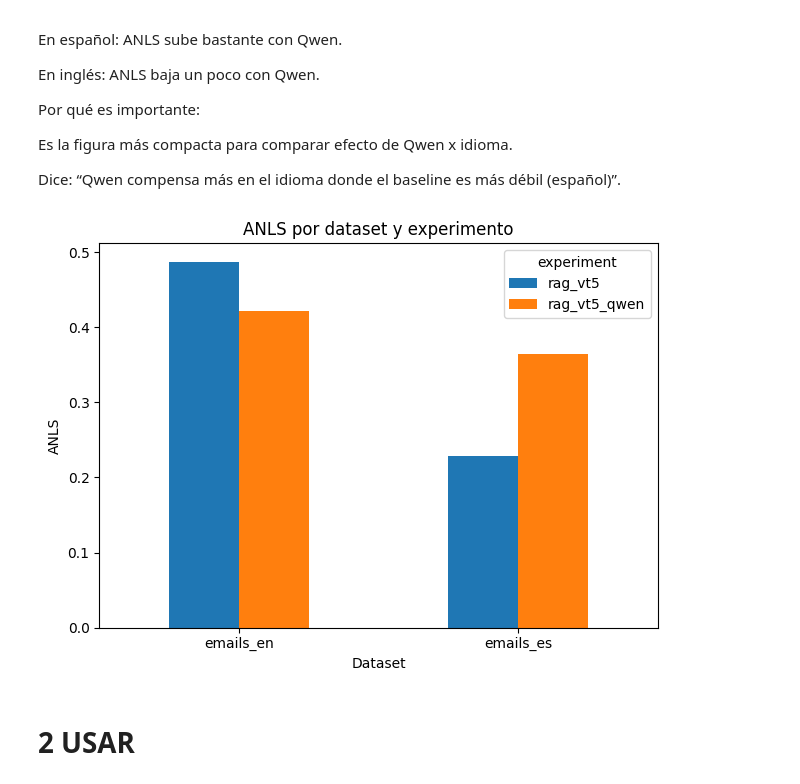
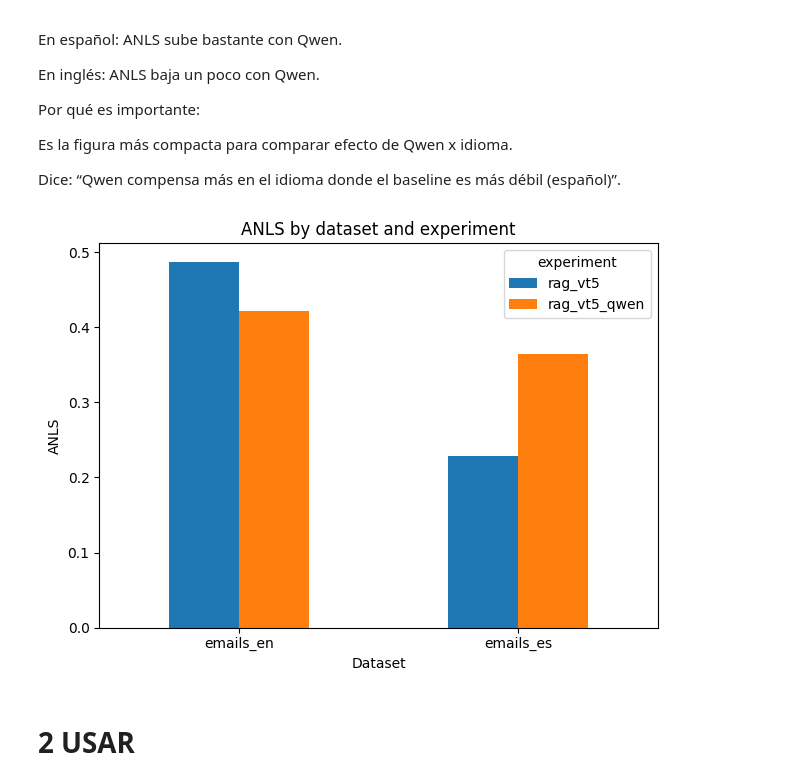
Before and after one commit to JavierCan/DUDU-implementation, a Jupyter notebook: DUDU_multi_eval_analysis.ipynb, the cells around one changed output. Saved outputs shown, nothing was run; the diff lists cells and outputs as text; code cells hidden in the pictures.

```diff
--- a/DUDU_multi_eval_analysis.ipynb
+++ b/DUDU_multi_eval_analysis.ipynb
@@ -344,20 +346,20 @@ Es la figura más compacta para comparar efecto de Qwen x idioma.
 
 Dice: “Qwen compensa más en el idioma donde el baseline es más débil (español)”.
 # %%
-# Gráfica de ANLS por dataset / experimento
+# ANLS plot per dataset / experiment
 metric = "avg_anls"
 
 pivot_anls = df.pivot(index="dataset", columns="experiment", values=metric)
 
 ax = pivot_anls.plot(kind="bar")
-ax.set_title("ANLS por dataset y experimento")
+ax.set_title("ANLS by dataset and experiment")
 ax.set_ylabel("ANLS")
 ax.set_xlabel("Dataset")
 plt.xticks(rotation=0)
 plt.tight_layout()
 plt.show()
 # %% [output]
-[figure, old version]
+[figure, new version]
 # %% [markdown]
 # 2 USAR
 # %% [markdown]
```
Also changed, not shown: parts of 6 cells of this notebook, 4 other files.
